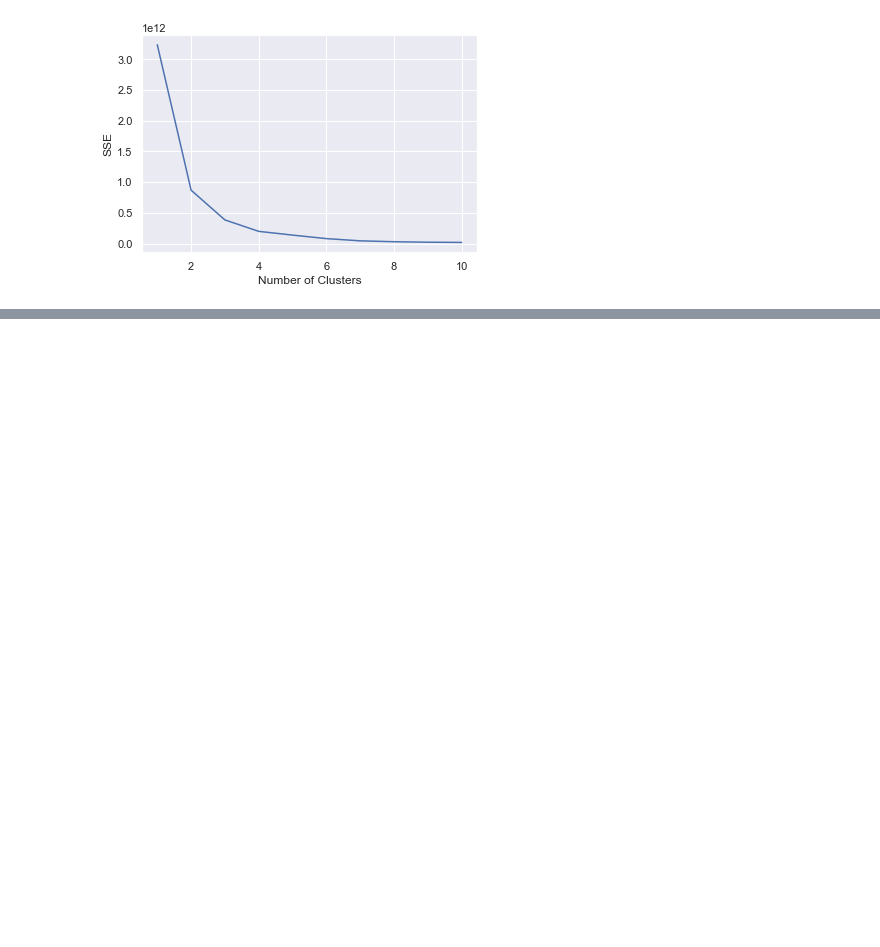
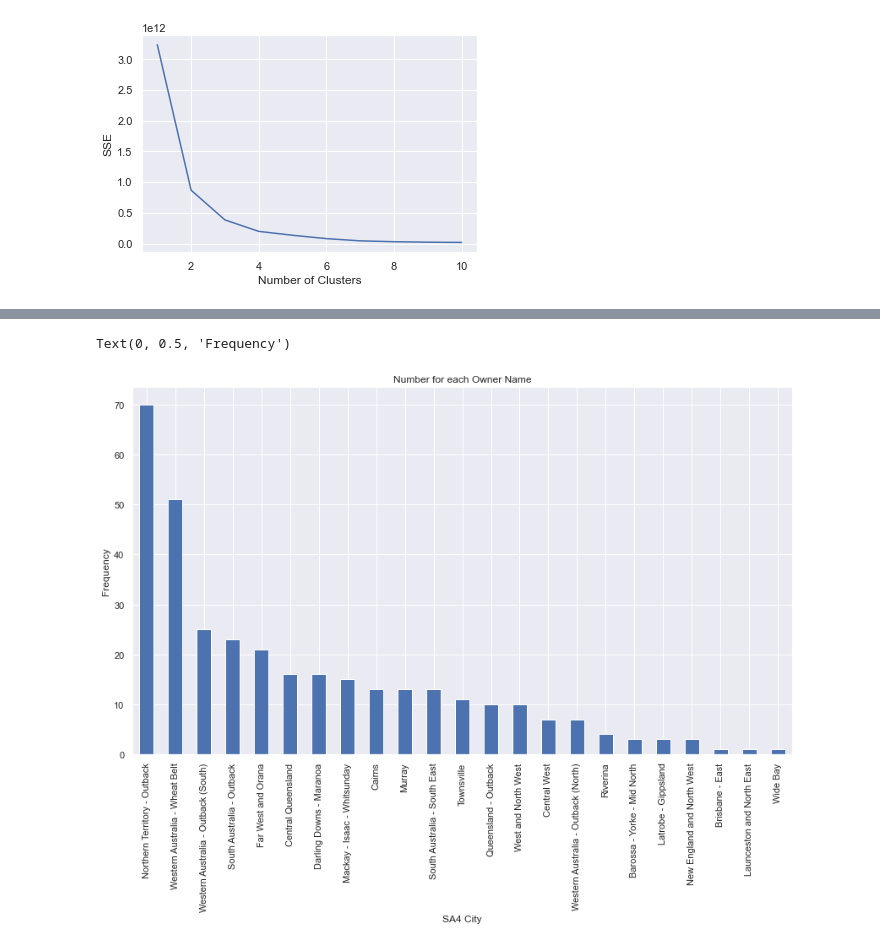
Before and after one commit to cooper-plath/CP3403DataMining, a Jupyter notebook: Dataset.ipynb, the cells around one changed output, grey strips where cells are left out. Saved outputs shown, nothing was run; the diff lists cells and outputs as text; code cells hidden in the pictures; blank space fills up the shorter version.

```diff
--- a/Dataset.ipynb
+++ b/Dataset.ipynb
@@ -462,0 +528,11 @@ For n_clusters = 6 The average silhouette_score is : 0.6871729388885414
+# %%
+#Frequency of SA4 Cities with index of 'Remote Australia'
+ax = data2.groupby('National_Remoteness_Areas')['SA4_Name_2016'].value_counts().loc[national_remoteness_index['2']].plot(kind='bar',
+                                    figsize=(14,8),
+                                    title="Number for each Owner Name")
+
+ax.set_xlabel("SA4 City")
+ax.set_ylabel("Frequency")
+# %% [output]
+Text(0, 0.5, 'Frequency')
+[figure, added]
```
Also changed, not shown: parts of 16 cells of this notebook.
